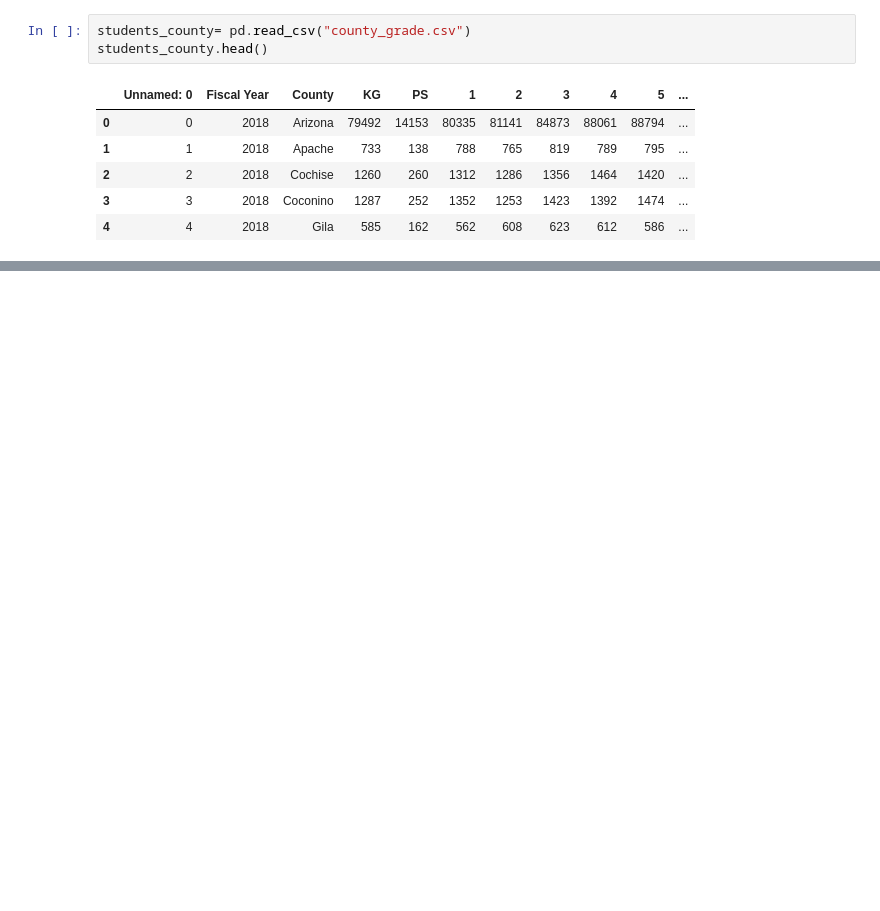
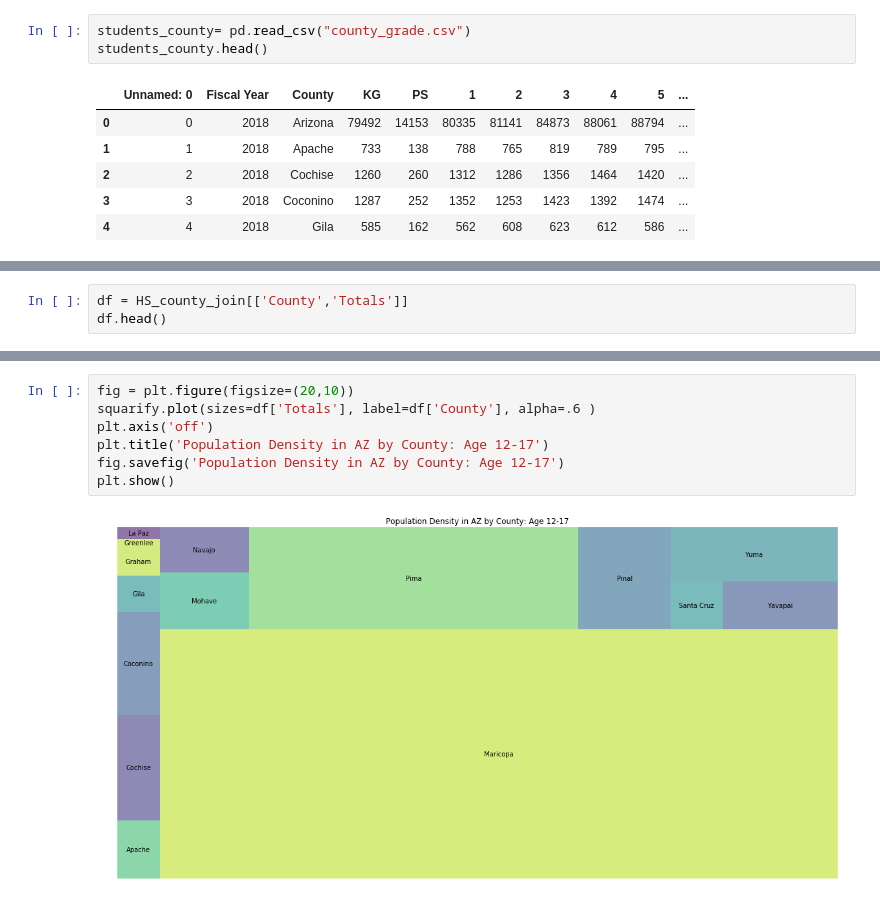
Before and after one commit to sarathus/Team5, a Jupyter notebook: HS_county_2017-2018-Copy1.ipynb, the cells around one changed output, grey strips where cells are left out. Saved outputs shown, nothing was run; the diff lists cells and outputs as text; blank space fills up the shorter version.

```diff
--- a/HS_county_2017-2018-Copy1.ipynb
+++ b/HS_county_2017-2018-Copy1.ipynb
@@ -107,0 +118,3 @@ HS_county_join.head()
+# %%
+df = HS_county_join[['County','Totals']]
+df.head()
@@ -107,0 +128,9 @@ HS_county_join.head()
+# %%
+fig = plt.figure(figsize=(20,10))
+squarify.plot(sizes=df['Totals'], label=df['County'], alpha=.6 )
+plt.axis('off')
+plt.title('Population Density in AZ by County: Age 12-17')
+fig.savefig('Population Density in AZ by County: Age 12-17')
+plt.show()
+# %% [output]
+[figure, added]
```
Also changed, not shown: parts of 11 cells of this notebook.
